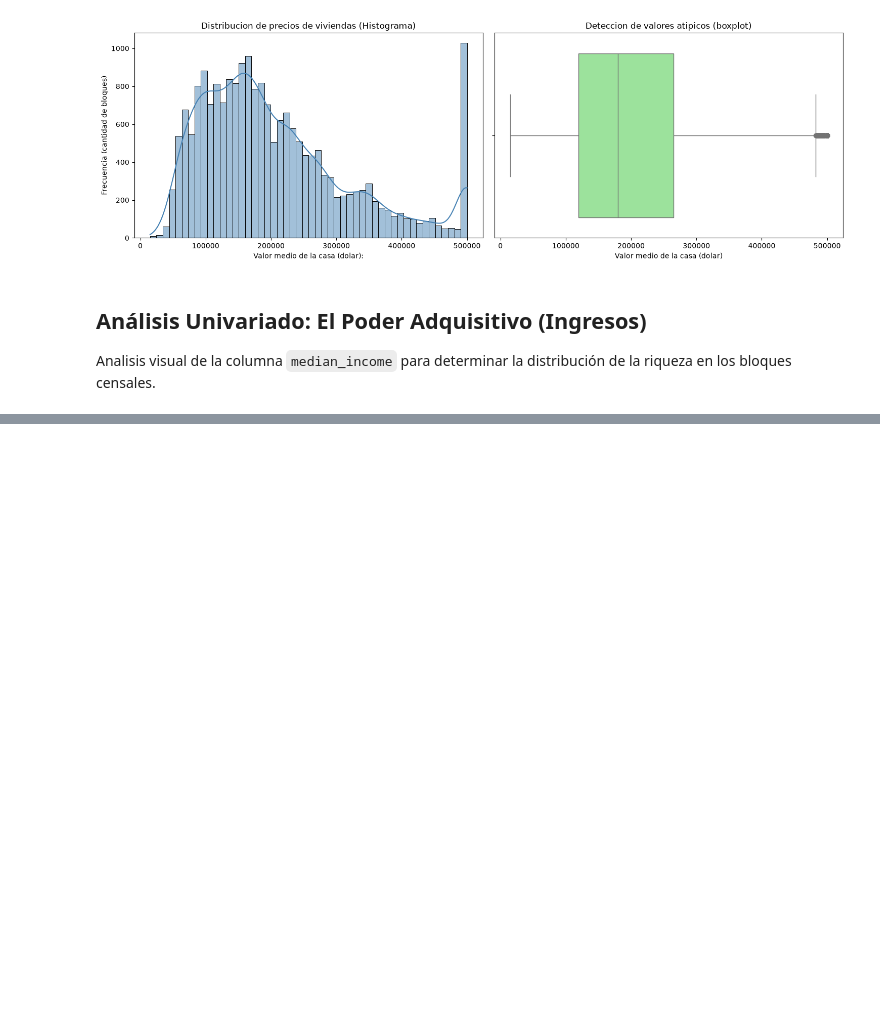
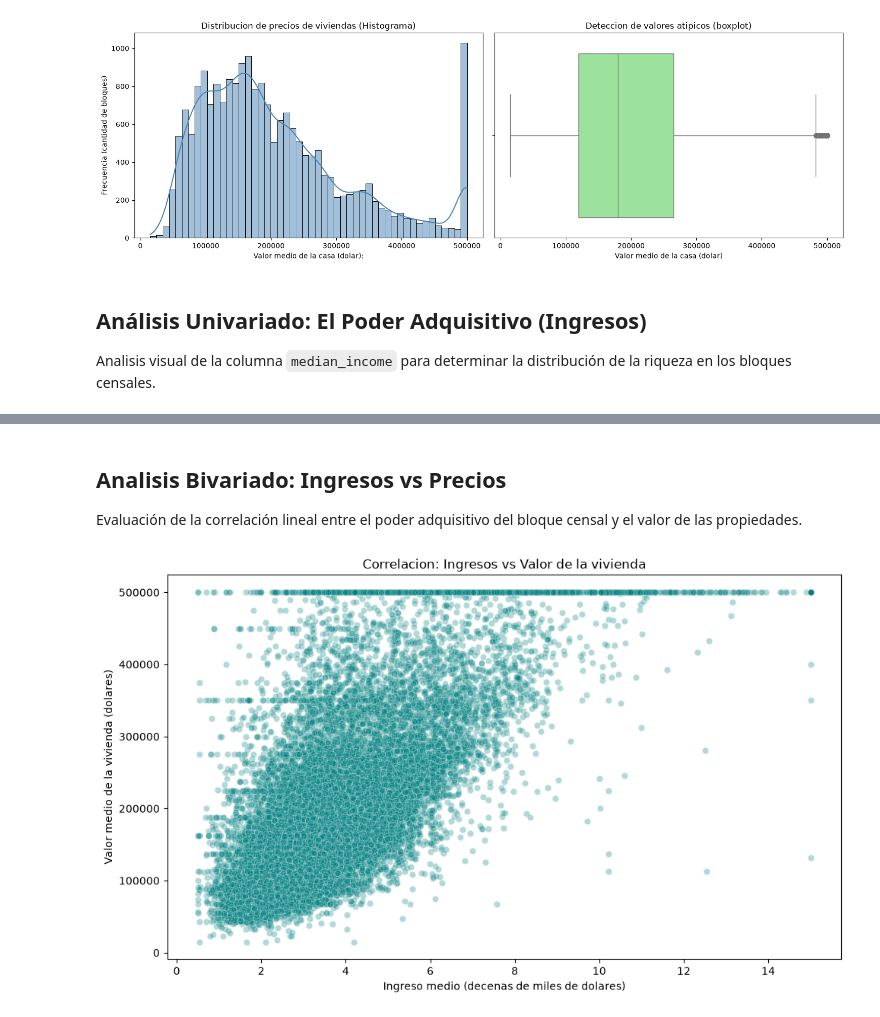
Before and after one commit to Cesahz/california-housing-energy-eda, a Jupyter notebook: notebooks/1.0-california-housing-eda.ipynb, the cells around one changed output, grey strips where cells are left out. Cells and saved outputs as stored; diff of their text form; code cells hidden in the pictures; blank space fills up the shorter version.

Commit message:
feat: evaluar correlacion bivariada y aislar visualmente el techo de precios

```diff
--- a/notebooks/1.0-california-housing-eda.ipynb
+++ b/notebooks/1.0-california-housing-eda.ipynb
@@ -103,0 +104,18 @@ TypeError: subplot() got an unexpected keyword argument 'ncols' and/or 'nrows'.
+# %% [markdown]
+## Analisis Bivariado: Ingresos vs Precios
+Evaluación de la correlación lineal entre el poder adquisitivo del bloque censal y el valor de las propiedades.
+# %%
+#analisis bivariado
+plt.figure(figsize=(10, 6))
+
+#dibujar la dispersion de puntos con transparencia (alpha) para ver la densidad
+sns.scatterplot(data=df, x='median_income', y='median_house_value', alpha=0.3, color='teal')
+
+plt.title('Correlacion: Ingresos vs Valor de la vivienda')
+plt.xlabel('Ingreso medio (decenas de miles de dolares)')
+plt.ylabel('Valor medio de la vivienda (dolares)')
+
+plt.tight_layout()
+plt.show()
+# %% [output]
+[figure, added]
```
Also changed, not shown: parts of 2 cells of this notebook.
